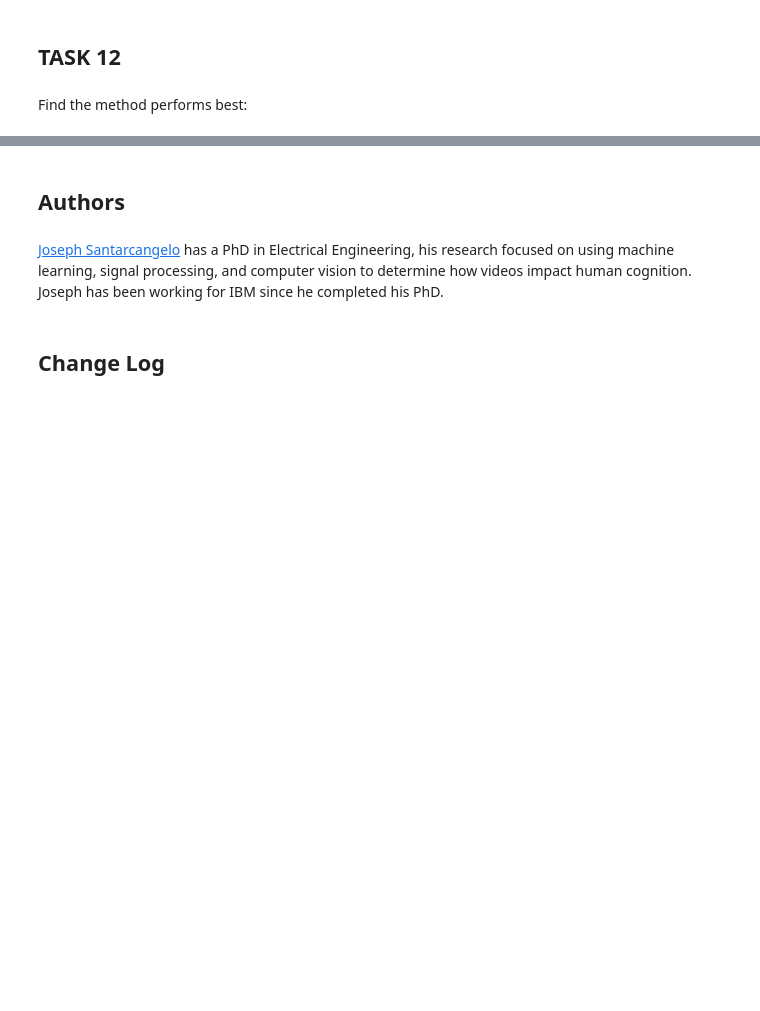
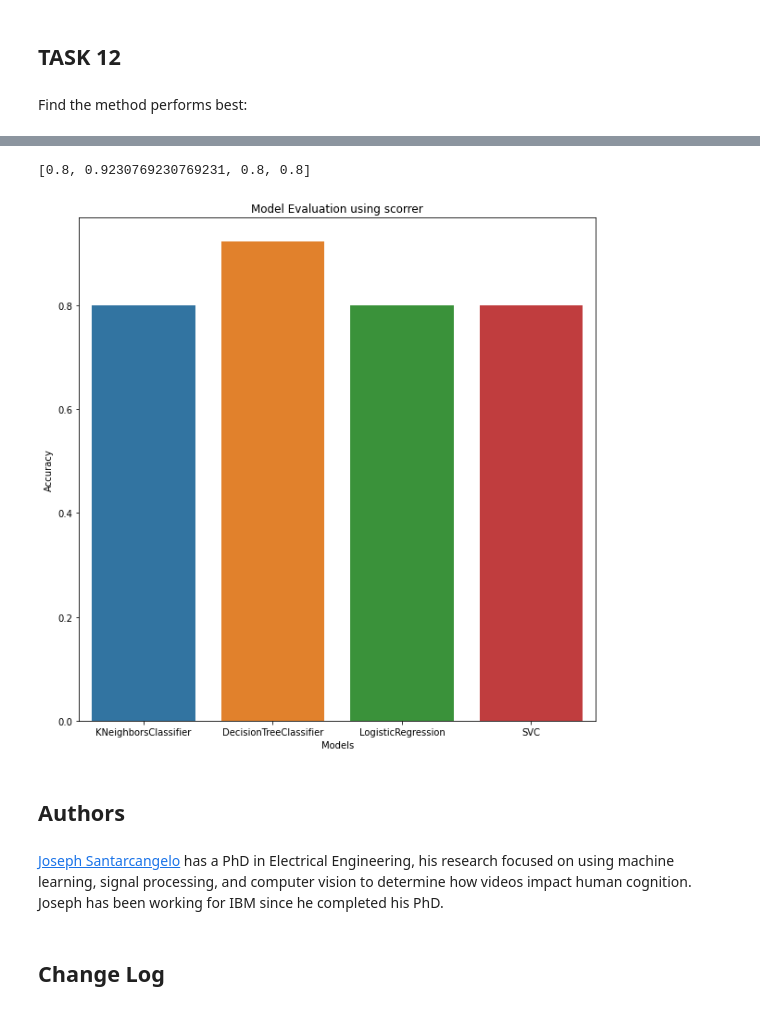
Before and after one commit to Aryan-909/SpaceX_Analysis_project, a Jupyter notebook: Predictive Analysis.ipynb, the cells around one changed output, grey strips where cells are left out. Saved outputs shown, nothing was run; the diff lists cells and outputs as text; code cells hidden in the pictures; blank space fills up the shorter version.

```diff
--- a/Predictive Analysis.ipynb
+++ b/Predictive Analysis.ipynb
@@ -395,3 +428,8 @@ Find the method performs best:
+# %%
+bar_model_chart(mod,Y_test, X_test, jaccard_score)
+# %% [output]
+[0.8, 0.9230769230769231, 0.8, 0.8]
+[figure, added]
 # %% [markdown]
 ## Authors
 # %% [markdown]
```
Also changed, not shown: parts of 14 cells of this notebook.
